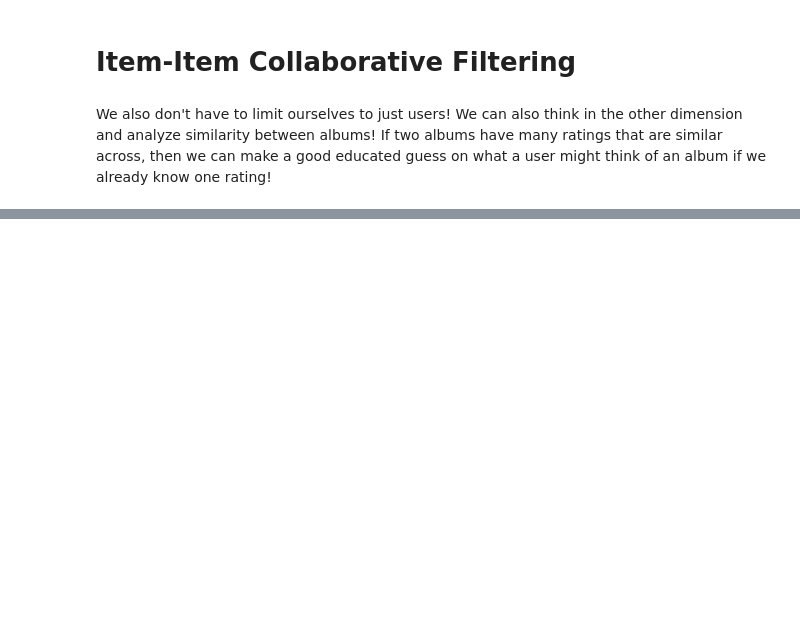
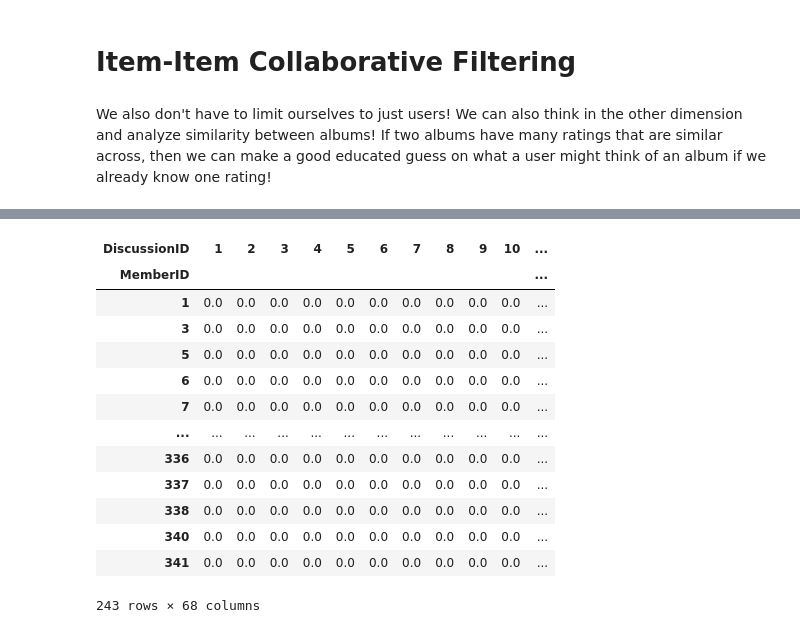
Before and after one commit to Allen-29/ADSC-AOTW, a Jupyter notebook: Collaborative-Filtering.ipynb, the cells around one changed output, grey strips where cells are left out. Saved outputs shown, nothing was run; the diff lists cells and outputs as text; code cells hidden in the pictures; blank space fills up the shorter version.

```diff
--- a/Collaborative-Filtering.ipynb
+++ b/Collaborative-Filtering.ipynb
@@ -238,0 +234,29 @@ print("RMSE:", rmse) # end of first commit
+# %%
+# the cosine similarity function will be the same as the one used in user-user
+# the count_non_zeros function will also be the same as the one used in user-user
+x = ratings_df.drop(columns=['Rating']) # again, we drop the 'Rating' column from the dataframe so that we can use the rest of the columns as features
+y = ratings_df['Rating']
+x_train, x_test, y_train, y_test = train_test_split(x, y, test_size=0.33, random_state=42) # this splits the data into training and testing sets
+
+x_train['Rating'] = y_train # this adds the 'Rating' column back to the training set
+
+# since we are comparing items, we will pivot the table with the 'MemberID' as the index and the 'DiscussionID' as the columns
+pivot_df = x_train.pivot(index='MemberID', columns='DiscussionID', values='Rating') # this creates a pivot table, with the 'MemberID' as the index, the 'DiscussionID' as the columns, and the 'Rating' as the values
+
+pivot_df = pivot_df.fillna(0) # this fills the NaN values with 0 in the pivot table
+display(pivot_df) # this displays the pivot table
+# %% [output]
+| DiscussionID | 1 | 2 | 3 | 4 | 5 | 6 | 7 | 8 | 9 | 10 | ... |
+| MemberID |  |  |  |  |  |  |  |  |  |  | ... |
+| 1 | 0.0 | 0.0 | 0.0 | 0.0 | 0.0 | 0.0 | 0.0 | 0.0 | 0.0 | 0.0 | ... |
+| 3 | 0.0 | 0.0 | 0.0 | 0.0 | 0.0 | 0.0 | 0.0 | 0.0 | 0.0 | 0.0 | ... |
+| 5 | 0.0 | 0.0 | 0.0 | 0.0 | 0.0 | 0.0 | 0.0 | 0.0 | 0.0 | 0.0 | ... |
+| 6 | 0.0 | 0.0 | 0.0 | 0.0 | 0.0 | 0.0 | 0.0 | 0.0 | 0.0 | 0.0 | ... |
+| 7 | 0.0 | 0.0 | 0.0 | 0.0 | 0.0 | 0.0 | 0.0 | 0.0 | 0.0 | 0.0 | ... |
+| ... | ... | ... | ... | ... | ... | ... | ... | ... | ... | ... | ... |
+| 336 | 0.0 | 0.0 | 0.0 | 0.0 | 0.0 | 0.0 | 0.0 | 0.0 | 0.0 | 0.0 | ... |
+| 337 | 0.0 | 0.0 | 0.0 | 0.0 | 0.0 | 0.0 | 0.0 | 0.0 | 0.0 | 0.0 | ... |
+| 338 | 0.0 | 0.0 | 0.0 | 0.0 | 0.0 | 0.0 | 0.0 | 0.0 | 0.0 | 0.0 | ... |
+| 340 | 0.0 | 0.0 | 0.0 | 0.0 | 0.0 | 0.0 | 0.0 | 0.0 | 0.0 | 0.0 | ... |
+| 341 | 0.0 | 0.0 | 0.0 | 0.0 | 0.0 | 0.0 | 0.0 | 0.0 | 0.0 | 0.0 | ... |
+243 rows × 68 columns
```
Also changed, not shown: parts of 12 cells of this notebook.
